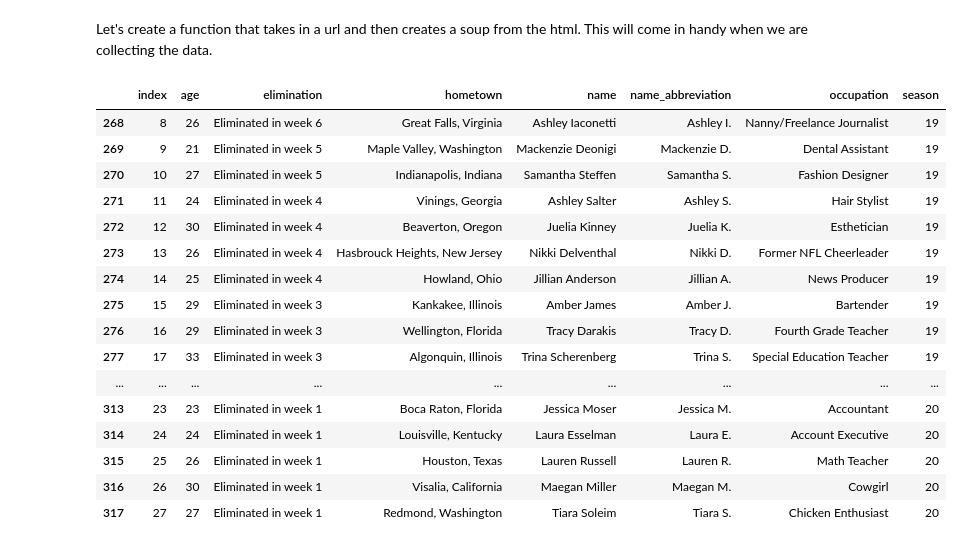
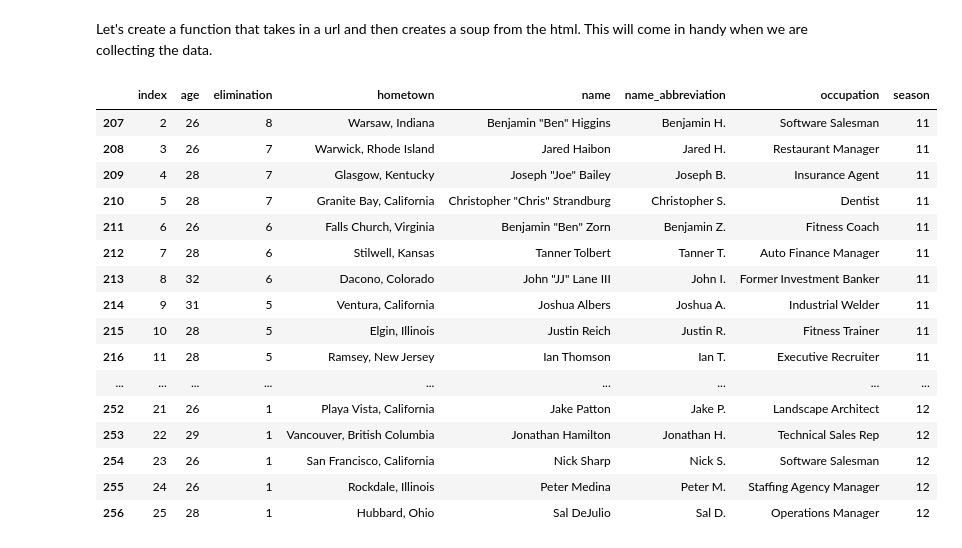
Before and after one commit to jcbain/bach_cast, a Jupyter notebook: bachelor_wiki_scraper.ipynb, the cells around one changed output. Saved outputs shown, nothing was run; the diff lists cells and outputs as text; code cells hidden in the pictures.

Commit message:
find just the elimination episode number 🌹

```diff
--- a/bachelor_wiki_scraper.ipynb
+++ b/bachelor_wiki_scraper.ipynb
@@ -96,6 +96,17 @@ def dataCollector(soup):
 
     tbl_d['hometown'] = new_hometowns
 
+    elimination_week = []
+
+    for item in tbl_d['elimination']:
+        if hasNumbers(item):
+            digits = get_digits(item)
+            episode = digits[0]
+        else:
+            episode = item
+        elimination_week.append(episode)
+    tbl_d['elimination'] = elimination_week
+
     # return dictionary
     return tbl_d
 # %%
@@ -115,22 +126,22 @@ bachelorette_frame = frameMaker(bachelorette_urls)
 # %%
 bachelor_frame = frameMaker(bachelor_urls)
 # %%
-bachelor_frame.tail(50)
+bachelorette_frame.tail(50)
 # %% [output]
 |  | index | age | elimination | hometown | name | name_abbreviation | occupation | season |
-| 268 | 8 | 26 | Eliminated in week 6 | Great Falls, Virginia | Ashley Iaconetti | Ashley I. | Nanny/Freelance Journalist | 19 |
-| 269 | 9 | 21 | Eliminated in week 5 | Maple Valley, Washington | Mackenzie Deonigi | Mackenzie D. | Dental Assistant | 19 |
-| 270 | 10 | 27 | Eliminated in week 5 | Indianapolis, Indiana | Samantha Steffen | Samantha S. | Fashion Designer | 19 |
-| 271 | 11 | 24 | Eliminated in week 4 | Vinings, Georgia | Ashley Salter | Ashley S. | Hair Stylist | 19 |
-| 272 | 12 | 30 | Eliminated in week 4 | Beaverton, Oregon | Juelia Kinney | Juelia K. | Esthetician | 19 |
-| 273 | 13 | 26 | Eliminated in week 4 | Hasbrouck Heights, New Jersey | Nikki Delventhal | Nikki D. | Former NFL Cheerleader | 19 |
-| 274 | 14 | 25 | Eliminated in week 4 | Howland, Ohio | Jillian Anderson | Jillian A. | News Producer | 19 |
-| 275 | 15 | 29 | Eliminated in week 3 | Kankakee, Illinois | Amber James | Amber J. | Bartender | 19 |
-| 276 | 16 | 29 | Eliminated in week 3 | Wellington, Florida | Tracy Darakis | Tracy D. | Fourth Grade Teacher | 19 |
-| 277 | 17 | 33 | Eliminated in week 3 | Algonquin, Illinois | Trina Scherenberg | Trina S. | Special Education Teacher | 19 |
+| 207 | 2 | 26 | 8 | Warsaw, Indiana | Benjamin "Ben" Higgins | Benjamin H. | Software Salesman | 11 |
+| 208 | 3 | 26 | 7 | Warwick, Rhode Island | Jared Haibon | Jared H. | Restaurant Manager | 11 |
+| 209 | 4 | 28 | 7 | Glasgow, Kentucky | Joseph "Joe" Bailey | Joseph B. | Insurance Agent | 11 |
+| 210 | 5 | 28 | 7 | Granite Bay, California | Christopher "Chris" Strandburg | Christopher S. | Dentist | 11 |
+| 211 | 6 | 26 | 6 | Falls Church, Virginia | Benjamin "Ben" Zorn | Benjamin Z. | Fitness Coach | 11 |
+| 212 | 7 | 28 | 6 | Stilwell, Kansas | Tanner Tolbert | Tanner T. | Auto Finance Manager | 11 |
+| 213 | 8 | 32 | 6 | Dacono, Colorado | John "JJ" Lane III | John I. | Former Investment Banker | 11 |
+| 214 | 9 | 31 | 5 | Ventura, California | Joshua Albers | Joshua A. | Industrial Welder | 11 |
+| 215 | 10 | 28 | 5 | Elgin, Illinois | Justin Reich | Justin R. | Fitness Trainer | 11 |
+| 216 | 11 | 28 | 5 | Ramsey, New Jersey | Ian Thomson | Ian T. | Executive Recruiter | 11 |
 | ... | ... | ... | ... | ... | ... | ... | ... | ... |
-| 313 | 23 | 23 | Eliminated in week 1 | Boca Raton, Florida | Jessica Moser | Jessica M. | Accountant | 20 |
-| 314 | 24 | 24 | Eliminated in week 1 | Louisville, Kentucky | Laura Esselman | Laura E. | Account Executive | 20 |
-| 315 | 25 | 26 | Eliminated in week 1 | Houston, Texas | Lauren Russell | Lauren R. | Math Teacher | 20 |
-| 316 | 26 | 30 | Eliminated in week 1 | Visalia, California | Maegan Miller | Maegan M. | Cowgirl | 20 |
-| 317 | 27 | 27 | Eliminated in week 1 | Redmond, Washington | Tiara Soleim | Tiara S. | Chicken Enthusiast | 20 |
+| 252 | 21 | 26 | 1 | Playa Vista, California | Jake Patton | Jake P. | Landscape Architect | 12 |
+| 253 | 22 | 29 | 1 | Vancouver, British Columbia | Jonathan Hamilton | Jonathan H. | Technical Sales Rep | 12 |
+| 254 | 23 | 26 | 1 | San Francisco, California | Nick Sharp | Nick S. | Software Salesman | 12 |
+| 255 | 24 | 26 | 1 | Rockdale, Illinois | Peter Medina | Peter M. | Staffing Agency Manager | 12 |
+| 256 | 25 | 28 | 1 | Hubbard, Ohio | Sal DeJulio | Sal D. | Operations Manager | 12 |
```
Also changed, not shown: parts of 3 cells of this notebook.
